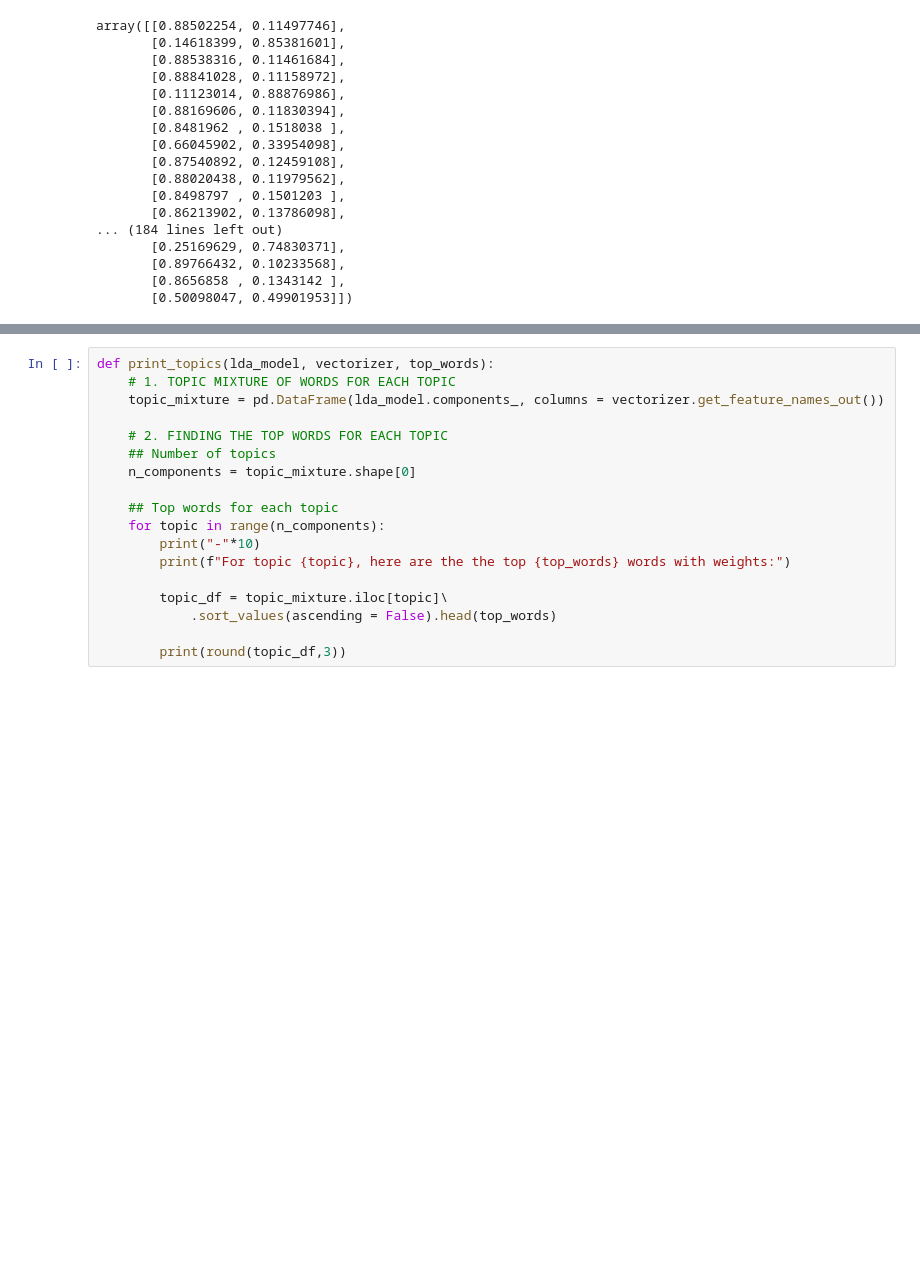
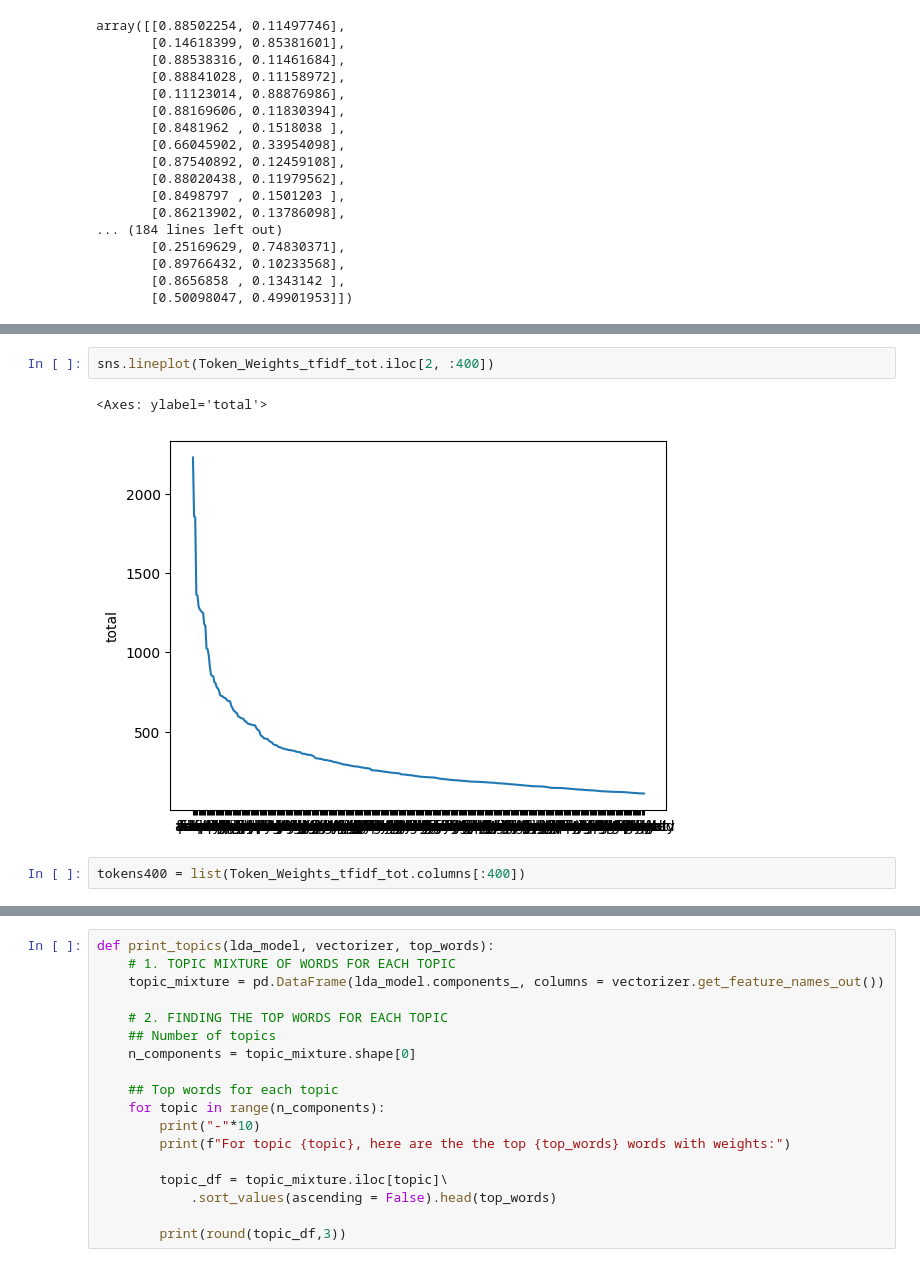
Before and after one commit to fmdalcin/WineGen_old, a Jupyter notebook: notebooks/NLP_WineDescription.ipynb, the cells around one changed output, grey strips where cells are left out. Cells and saved outputs as stored; diff of their text form; blank space fills up the shorter version.

```diff
--- a/notebooks/NLP_WineDescription.ipynb
+++ b/notebooks/NLP_WineDescription.ipynb
@@ -186,0 +278,7 @@ Token_Weights_tfidf
+# %%
+sns.lineplot(Token_Weights_tfidf_tot.iloc[2, :400])
+# %% [output]
+<Axes: ylabel='total'>
+[figure, added]
+# %%
+tokens400 = list(Token_Weights_tfidf_tot.columns[:400])
```
Also changed, not shown: parts of 19 cells of this notebook.
